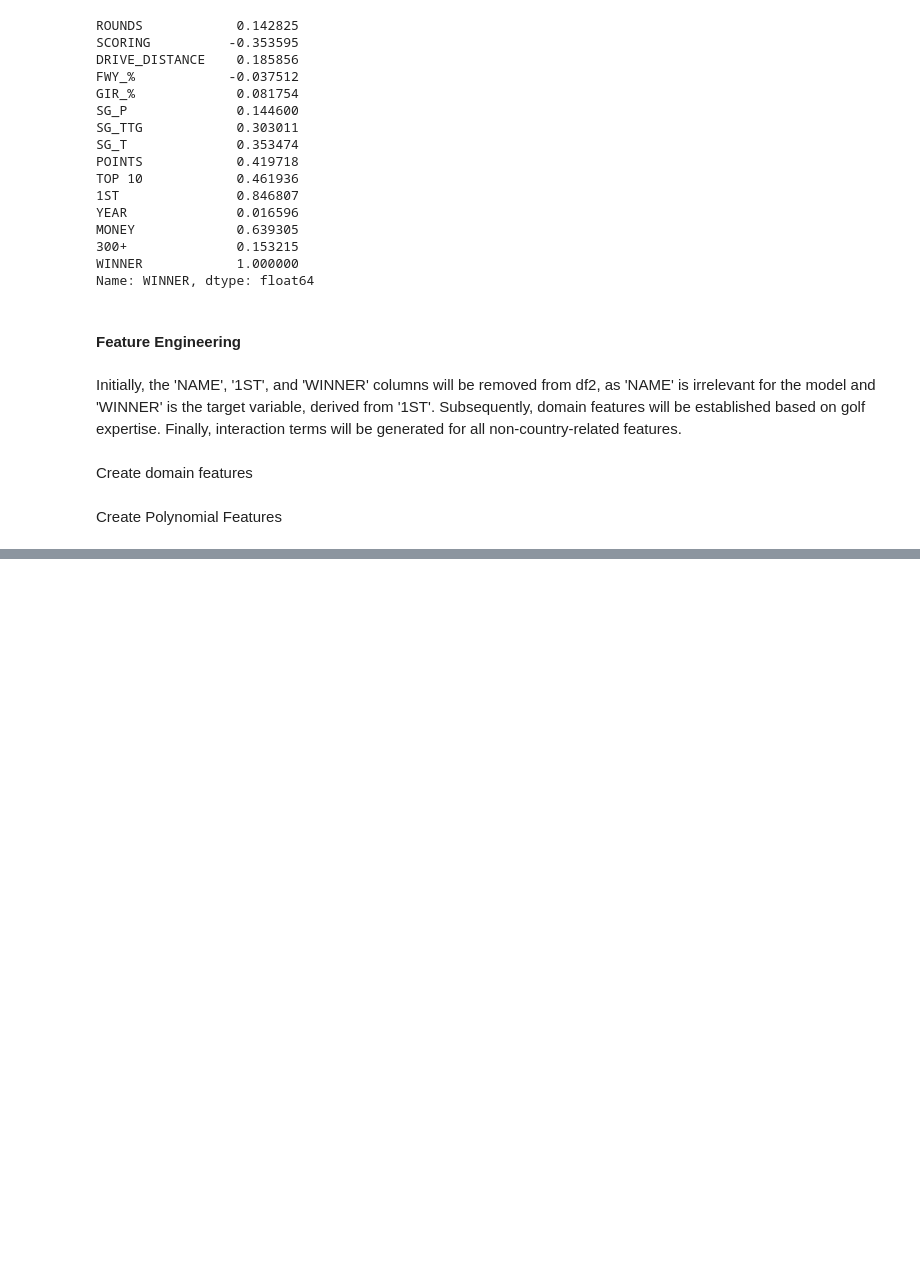
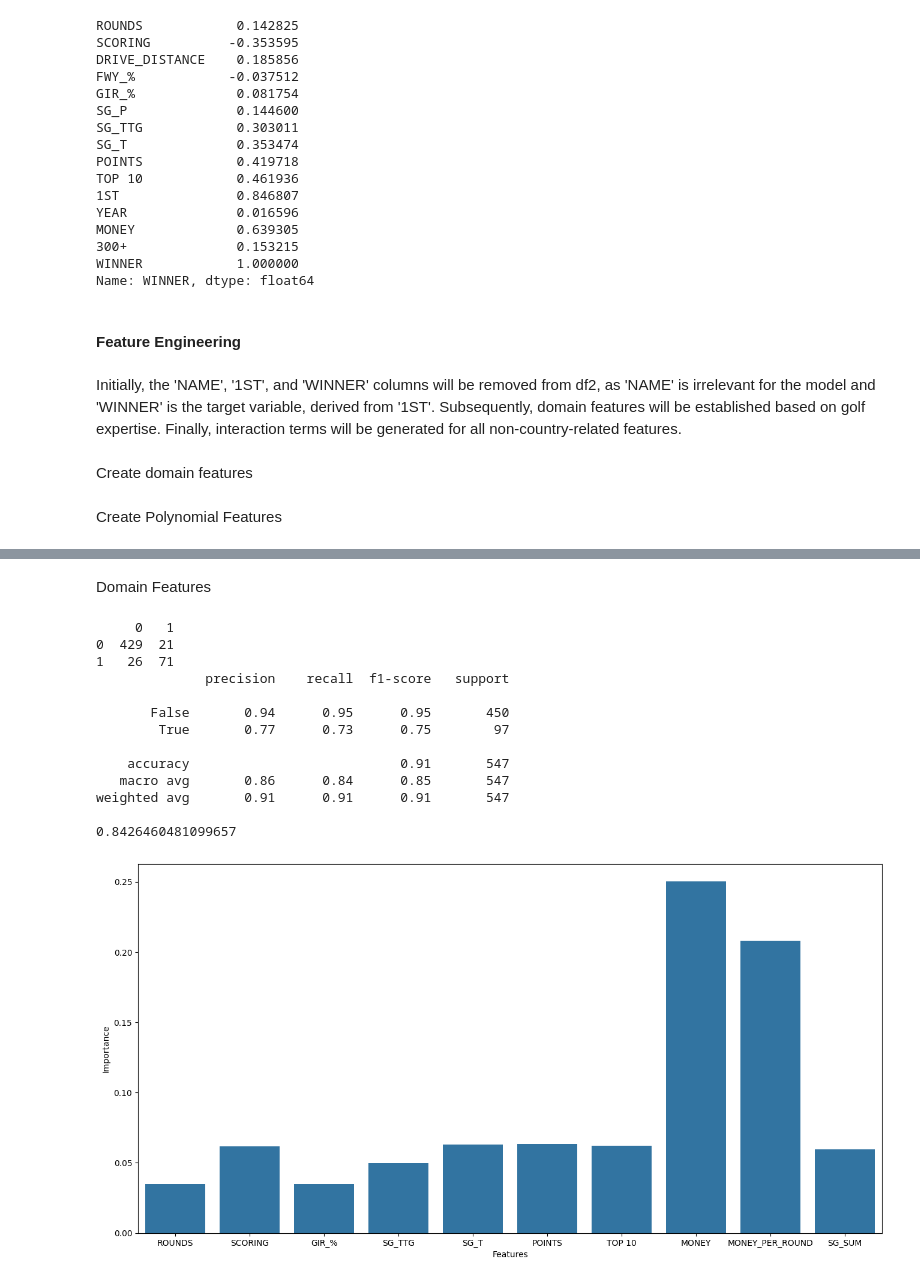
Before and after one commit to filipbagen/golf-performance-analysis, a Jupyter notebook: golf-performance-analysis.ipynb, the cells around one changed output, grey strips where cells are left out. Saved outputs shown, nothing was run; the diff lists cells and outputs as text; code cells hidden in the pictures; blank space fills up the shorter version.

```diff
--- a/golf-performance-analysis.ipynb
+++ b/golf-performance-analysis.ipynb
@@ -445,0 +539,19 @@ print(poly_features.head())
+# %% [markdown]
+Domain Features
+# %%
+domain_model = rfc(domain_features, target)
+# %% [output]
+     0   1
+0  429  21
+1   26  71
+              precision    recall  f1-score   support
+
+       False       0.94      0.95      0.95       450
+        True       0.77      0.73      0.75        97
+
+    accuracy                           0.91       547
+   macro avg       0.86      0.84      0.85       547
+weighted avg       0.91      0.91      0.91       547
+
+0.8426460481099657
+[figure, added]
```
Also changed, not shown: parts of 38 cells of this notebook.
